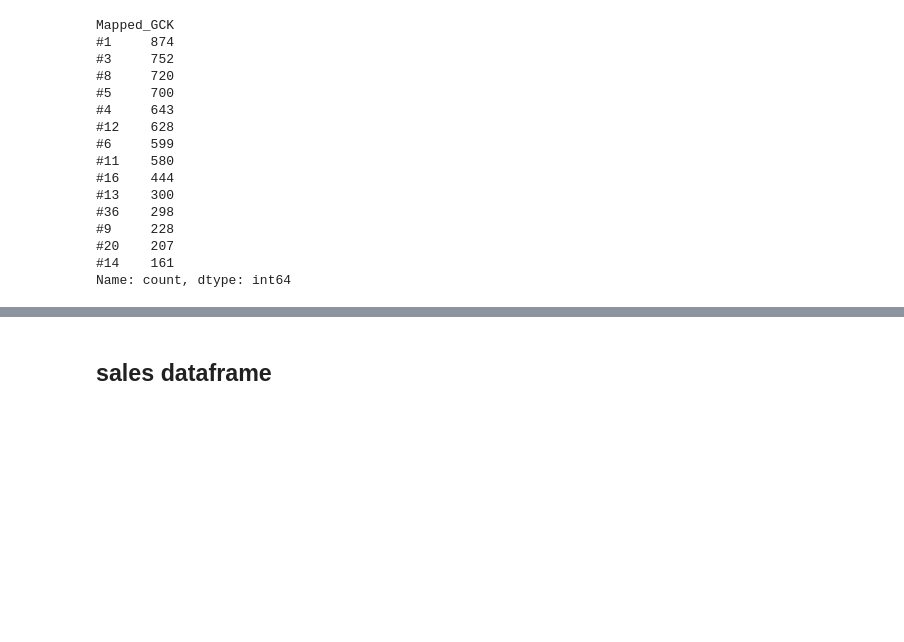
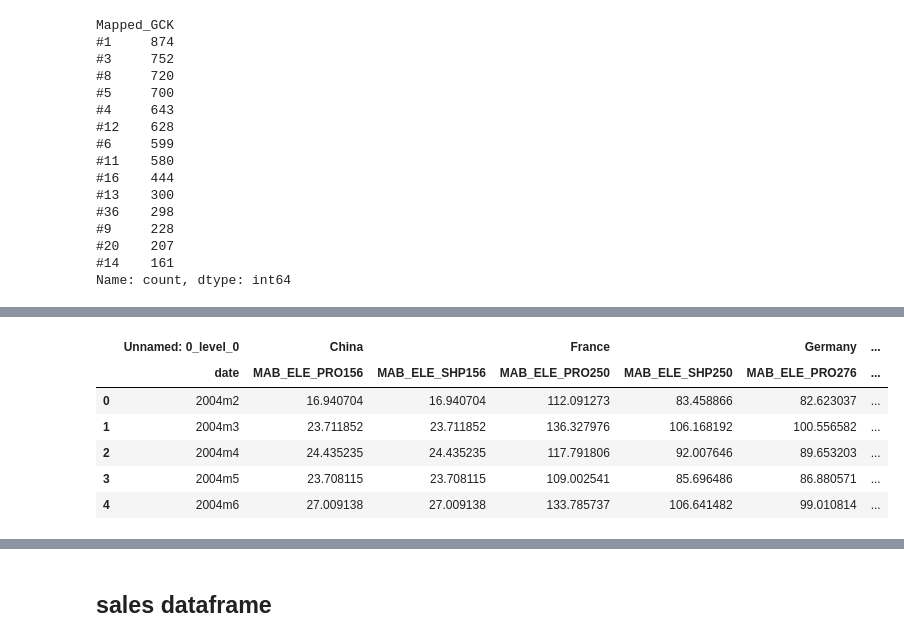
Before and after one commit to RubenCMarques/Case-2--Siemens-Sales-Forecast, a Jupyter notebook: Notebooks/Diogo_workspace.ipynb, the cells around one changed output, grey strips where cells are left out. Cells and saved outputs as stored; diff of their text form; code cells hidden in the pictures; blank space fills up the shorter version.

```diff
--- a/Notebooks/Diogo_workspace.ipynb
+++ b/Notebooks/Diogo_workspace.ipynb
@@ -717,0 +564,3 @@ Index(['China_Production Index Machinery & Electricals_MAB_ELE_PRO156',
+# %%
+# Import xlsx dataset into pandas dataframe
+market_data = pd.read_excel('/Users/diogocarvalho/Documents/GitHub/Case-2--Siemens-Sales-Forecast/Data/Case2_Market data.xlsx', header=[0,1,2])
@@ -717,0 +581,13 @@ Index(['China_Production Index Machinery & Electricals_MAB_ELE_PRO156',
+# %%
+# drop the second header row
+market_data.columns = market_data.columns.droplevel(1)
+# %%
+market_data.head()
+# %% [output]
+|  | Unnamed: 0_level_0 | China |  | France |  | Germany | ... |
+|  | date | MAB_ELE_PRO156 | MAB_ELE_SHP156 | MAB_ELE_PRO250 | MAB_ELE_SHP250 | MAB_ELE_PRO276 | ... |
+| 0 | 2004m2 | 16.940704 | 16.940704 | 112.091273 | 83.458866 | 82.623037 | ... |
+| 1 | 2004m3 | 23.711852 | 23.711852 | 136.327976 | 106.168192 | 100.556582 | ... |
+| 2 | 2004m4 | 24.435235 | 24.435235 | 117.791806 | 92.007646 | 89.653203 | ... |
+| 3 | 2004m5 | 23.708115 | 23.708115 | 109.002541 | 85.696486 | 86.880571 | ... |
+| 4 | 2004m6 | 27.009138 | 27.009138 | 133.785737 | 106.641482 | 99.010814 | ... |
```
Also changed, not shown: parts of 59 cells of this notebook.
